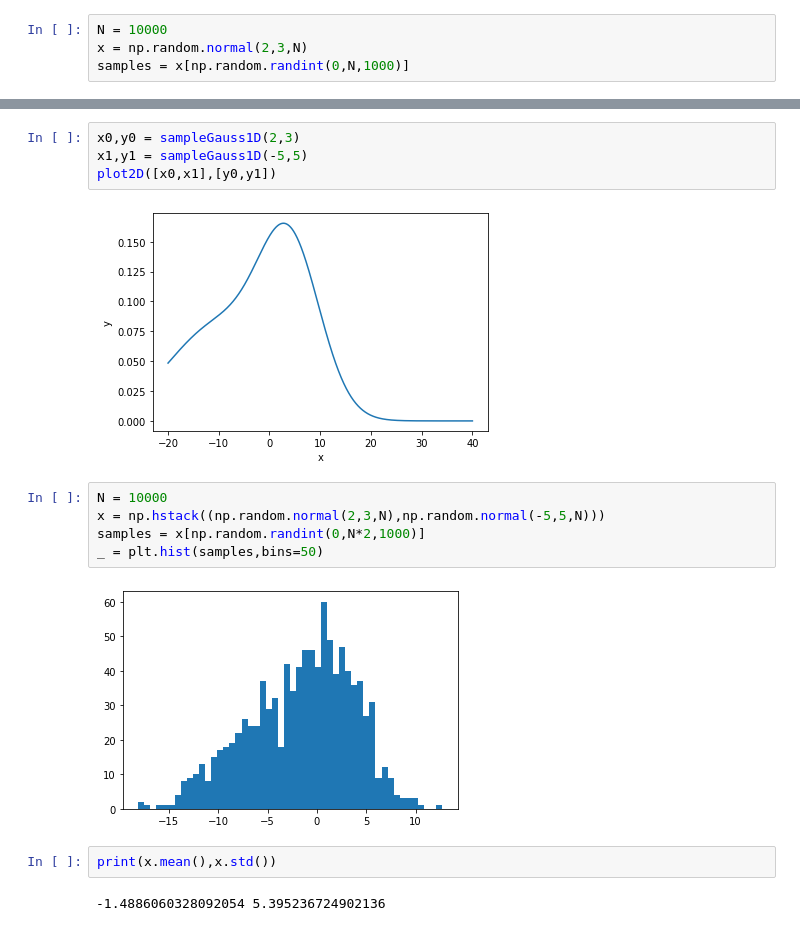
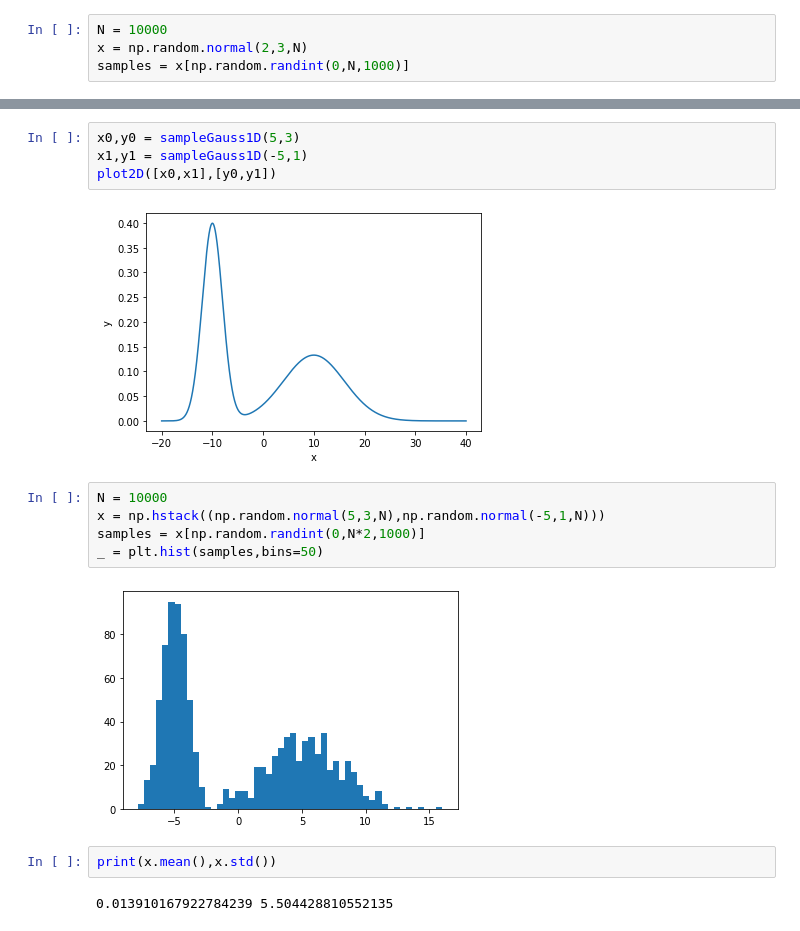
Before and after one commit to zcemycl/mlreading-hub, a Jupyter notebook: notes/Random-Walk-Metropolis.ipynb, the cells around one changed output, grey strips where cells are left out. Drawn from its saved outputs; the diff is of its cells as text.

```diff
--- a/notes/Random-Walk-Metropolis.ipynb
+++ b/notes/Random-Walk-Metropolis.ipynb
@@ -219,20 +239,20 @@ e.histPath(x0,y0,z0,xmin=-5,xmax=5,ymin=0,ymax=5)
 # %%
-x0,y0 = sampleGauss1D(2,3)
-x1,y1 = sampleGauss1D(-5,5)
+x0,y0 = sampleGauss1D(5,3)
+x1,y1 = sampleGauss1D(-5,1)
 plot2D([x0,x1],[y0,y1])
 # %% [output]
-[figure, old version]
+[figure, new version]
 # %%
 N = 10000
-x = np.hstack((np.random.normal(2,3,N),np.random.normal(-5,5,N)))
+x = np.hstack((np.random.normal(5,3,N),np.random.normal(-5,1,N)))
 samples = x[np.random.randint(0,N*2,1000)]
 _ = plt.hist(samples,bins=50)
 # %% [output]
-[figure, old version]
+[figure, new version]
 # %%
 print(x.mean(),x.std())
 # %% [output]
--1.4886060328092054 5.395236724902136
+0.013910167922784239 5.504428810552135
 # %%
 e = experiment(samples)
 e._logL = lambda m,v,m00,v00:(np.log(norm.pdf(samples,m,v))).sum()
```
Also changed, not shown: parts of 14 cells of this notebook.
